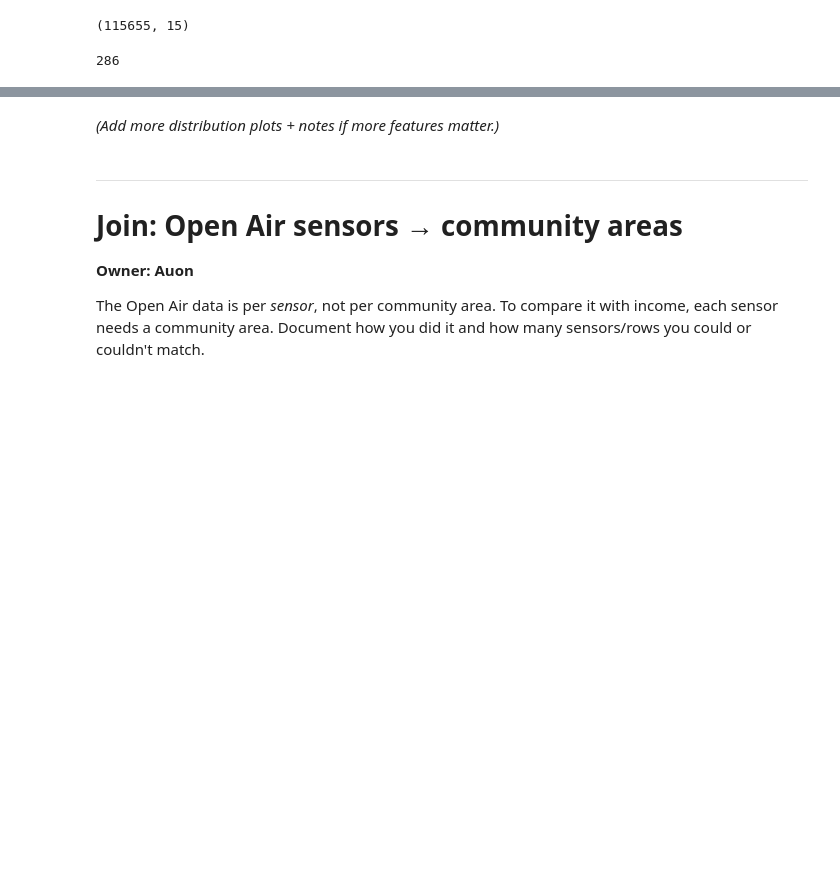
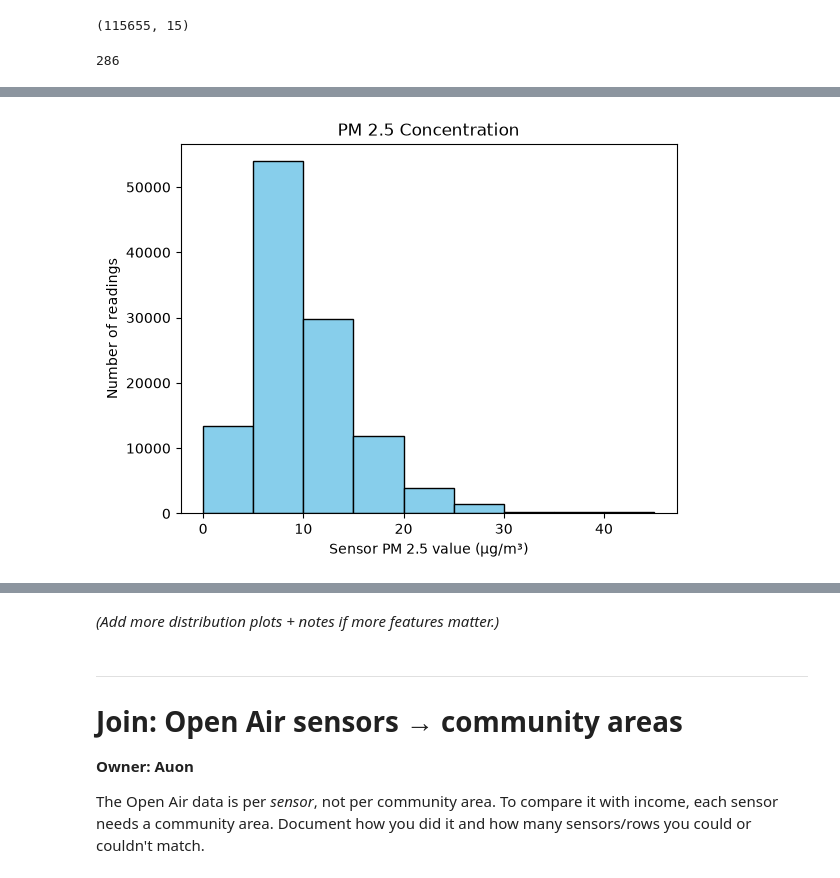
Before and after one commit to doctorplatypus/Socioeconomic-Health-Disparities, a Jupyter notebook: eda.ipynb, the cells around one changed output, grey strips where cells are left out. Cells and saved outputs as stored; diff of their text form; code cells hidden in the pictures; blank space fills up the shorter version.

```diff
--- a/eda.ipynb
+++ b/eda.ipynb
@@ -388,0 +388,12 @@ plt.show()
+# %%
+# histogram of pm2.5 readings with specified x-axis limits
+pm = 'pm2_5ConcMass24HourMean.value'
+bins = np.arange(0, 50, 5)
+
+plt.hist(air_select_cols[pm], bins=bins, color='skyblue', edgecolor='black')
+plt.xlabel("Sensor PM 2.5 value (μg/m³)")
+plt.ylabel("Number of readings")
+plt.title("PM 2.5 Concentration")
+plt.show()
+# %% [output]
+[figure, added]
```
Also changed, not shown: parts of 20 cells of this notebook.
